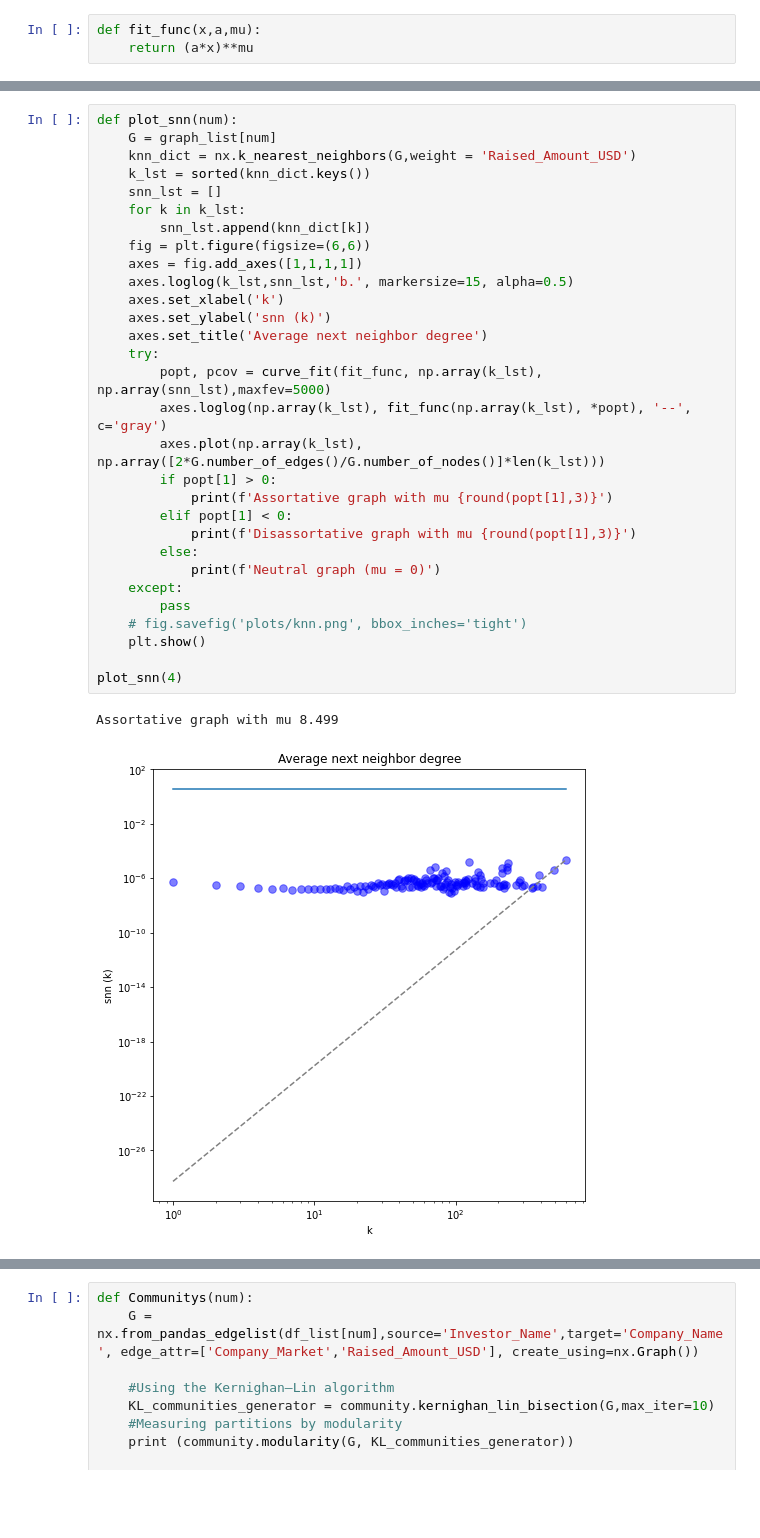
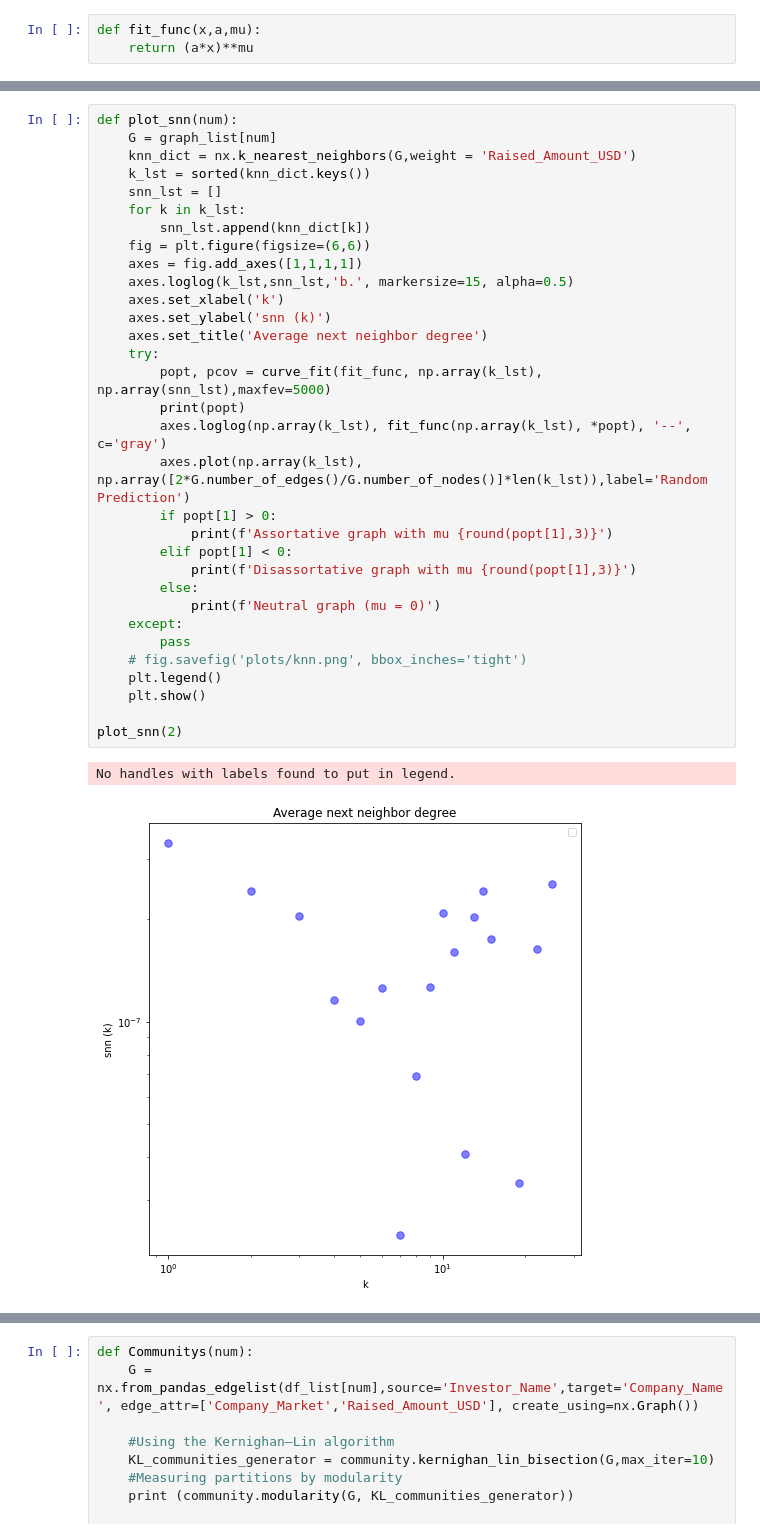
Before and after one commit to omeryefet/Complex_Networks, a Jupyter notebook: Project2022.ipynb, the cells around one changed output, grey strips where cells are left out. Cells and saved outputs as stored; diff of their text form; blank space fills up the shorter version.

```diff
--- a/Project2022.ipynb
+++ b/Project2022.ipynb
@@ -503,36 +506,38 @@ Assortative graph with mu 0.185
 # %%
 def plot_snn(num):
     G = graph_list[num]
     knn_dict = nx.k_nearest_neighbors(G,weight = 'Raised_Amount_USD')
     k_lst = sorted(knn_dict.keys())
     snn_lst = []
     for k in k_lst:
         snn_lst.append(knn_dict[k])
     fig = plt.figure(figsize=(6,6))
     axes = fig.add_axes([1,1,1,1])
     axes.loglog(k_lst,snn_lst,'b.', markersize=15, alpha=0.5)
     axes.set_xlabel('k')
     axes.set_ylabel('snn (k)')
     axes.set_title('Average next neighbor degree')
     try:
         popt, pcov = curve_fit(fit_func, np.array(k_lst), np.array(snn_lst),maxfev=5000)
+        print(popt)
         axes.loglog(np.array(k_lst), fit_func(np.array(k_lst), *popt), '--', c='gray')
-        axes.plot(np.array(k_lst), np.array([2*G.number_of_edges()/G.number_of_nodes()]*len(k_lst)))
+        axes.plot(np.array(k_lst), np.array([2*G.number_of_edges()/G.number_of_nodes()]*len(k_lst)),label='Random Prediction')
         if popt[1] > 0:
             print(f'Assortative graph with mu {round(popt[1],3)}')
         elif popt[1] < 0:
             print(f'Disassortative graph with mu {round(popt[1],3)}')
         else:
             print(f'Neutral graph (mu = 0)')
     except:
         pass
     # fig.savefig('plots/knn.png', bbox_inches='tight')
+    plt.legend()
     plt.show()
 
-plot_snn(4)
+plot_snn(2)
 # %% [output]
-Assortative graph with mu 8.499
+No handles with labels found to put in legend.
-[figure, old version]
+[figure, new version]
 # %%
 def print_degree_correlation_coefficient(num):
     G = graph_list[num]
```
Also changed, not shown: parts of 10 cells of this notebook.
